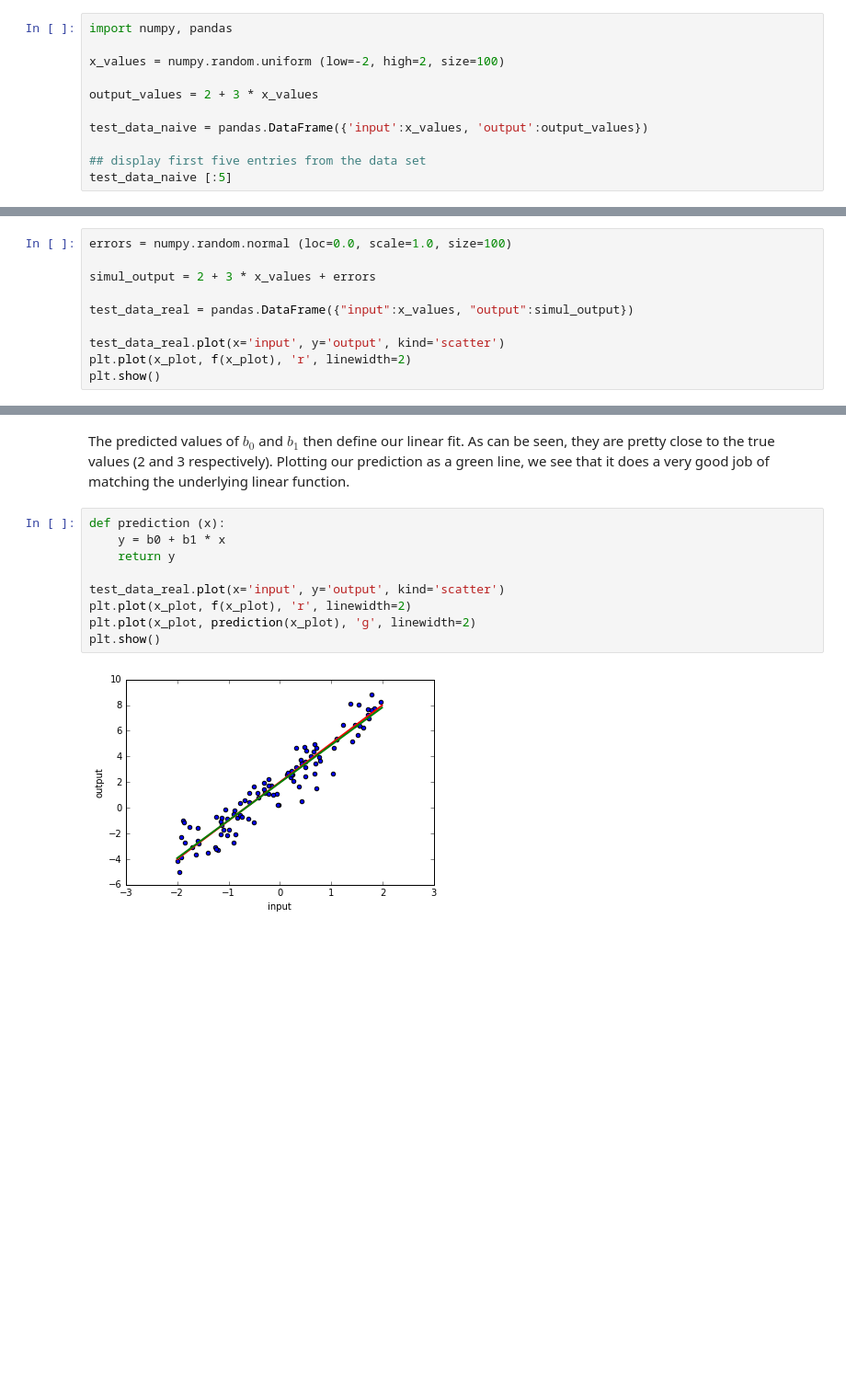
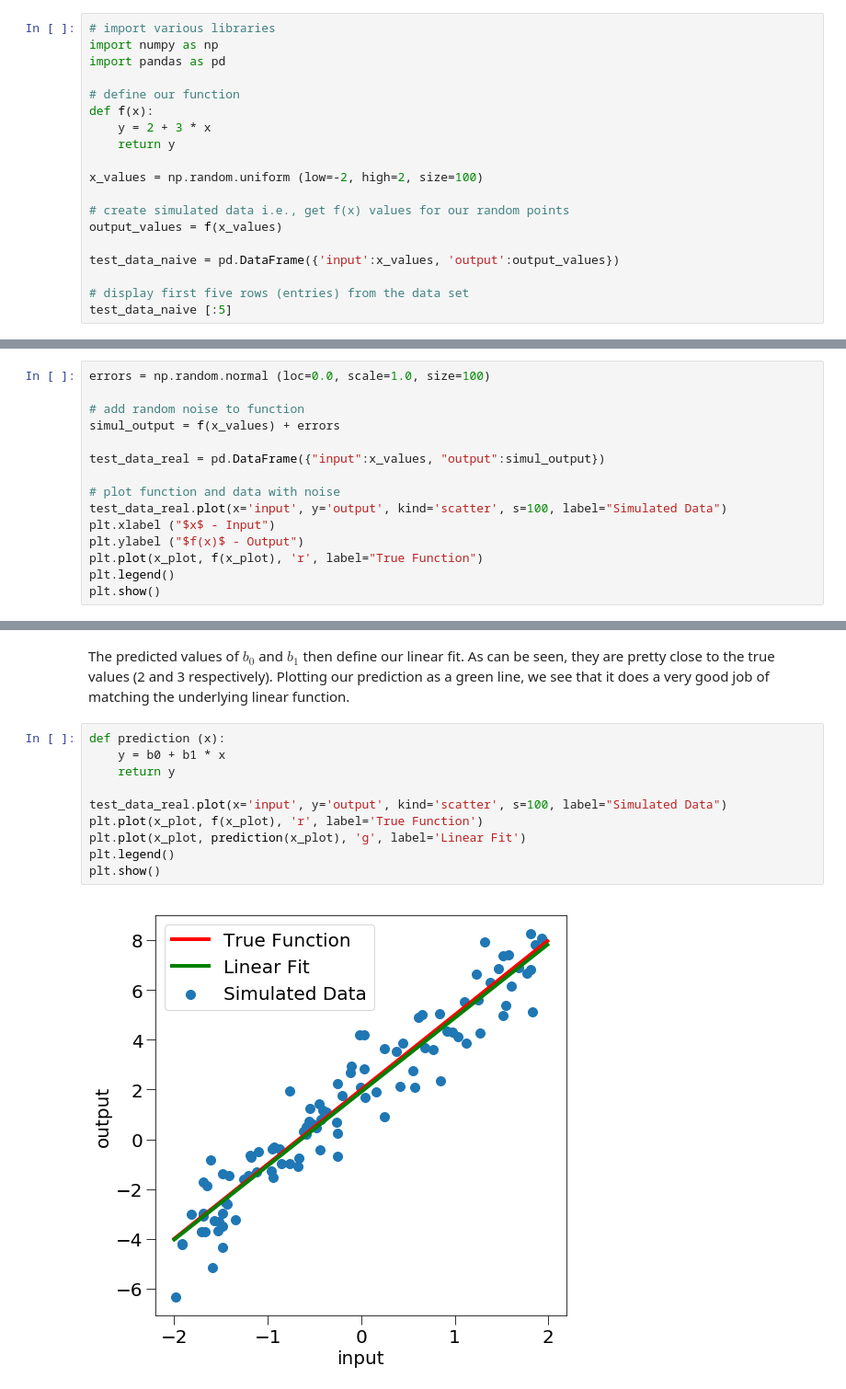
Before and after one commit to nuclth/Python_Statistics, a Jupyter notebook: Simulated_Linear_Regression.ipynb, the cells around one changed output, grey strips where cells are left out. Shown: that part at 92% size. Cells and saved outputs as stored; diff of their text form; blank space fills up the shorter version.

```diff
--- a/Simulated_Linear_Regression.ipynb
+++ b/Simulated_Linear_Regression.ipynb
@@ -13,13 +15,21 @@ which will be used to create some simulated data. To create the data set we impo
 # %%
-import numpy, pandas
+# import various libraries
+import numpy as np
+import pandas as pd
 
-x_values = numpy.random.uniform (low=-2, high=2, size=100)
+# define our function
+def f(x):
+    y = 2 + 3 * x
+    return y
 
-output_values = 2 + 3 * x_values
+x_values = np.random.uniform (low=-2, high=2, size=100)
 
-test_data_naive = pandas.DataFrame({'input':x_values, 'output':output_values})
+# create simulated data i.e., get f(x) values for our random points
+output_values = f(x_values)
 
-## display first five entries from the data set
+test_data_naive = pd.DataFrame({'input':x_values, 'output':output_values})
+
+# display first five rows (entries) from the data set
 test_data_naive [:5]
 # %% [output]
 |  | input | output |
@@ -52,12 +77,17 @@ $$f(x)_{\text{ real}} = 2 + 3x + \epsilon \ .$$
 To do this, let's generate 100 random values from a normal (Gaussian) distribution to get $\epsilon$ and plot the result:
 # %%
-errors = numpy.random.normal (loc=0.0, scale=1.0, size=100)
+errors = np.random.normal (loc=0.0, scale=1.0, size=100)
 
-simul_output = 2 + 3 * x_values + errors
+# add random noise to function
+simul_output = f(x_values) + errors
 
-test_data_real = pandas.DataFrame({"input":x_values, "output":simul_output})
+test_data_real = pd.DataFrame({"input":x_values, "output":simul_output})
 
-test_data_real.plot(x='input', y='output', kind='scatter')
-plt.plot(x_plot, f(x_plot), 'r', linewidth=2)
+# plot function and data with noise
+test_data_real.plot(x='input', y='output', kind='scatter', s=100, label="Simulated Data")
+plt.xlabel ("$x$ - Input")
+plt.ylabel ("$f(x)$ - Output")
+plt.plot(x_plot, f(x_plot), 'r', label="True Function")
+plt.legend()
 plt.show()
 # %% [output]
@@ -110,11 +140,12 @@ The predicted values of $b_0$ and $b_1$ then define our linear fit. As can be se
 # %%
 def prediction (x):
     y = b0 + b1 * x
     return y
 
-test_data_real.plot(x='input', y='output', kind='scatter')
-plt.plot(x_plot, f(x_plot), 'r', linewidth=2)
-plt.plot(x_plot, prediction(x_plot), 'g', linewidth=2)
+test_data_real.plot(x='input', y='output', kind='scatter', s=100, label="Simulated Data")
+plt.plot(x_plot, f(x_plot), 'r', label='True Function')
+plt.plot(x_plot, prediction(x_plot), 'g', label='Linear Fit')
+plt.legend()
 plt.show()
 # %% [output]
-[figure, old version]
+[figure, new version]
```
Also changed, not shown: parts of 11 cells of this notebook.
